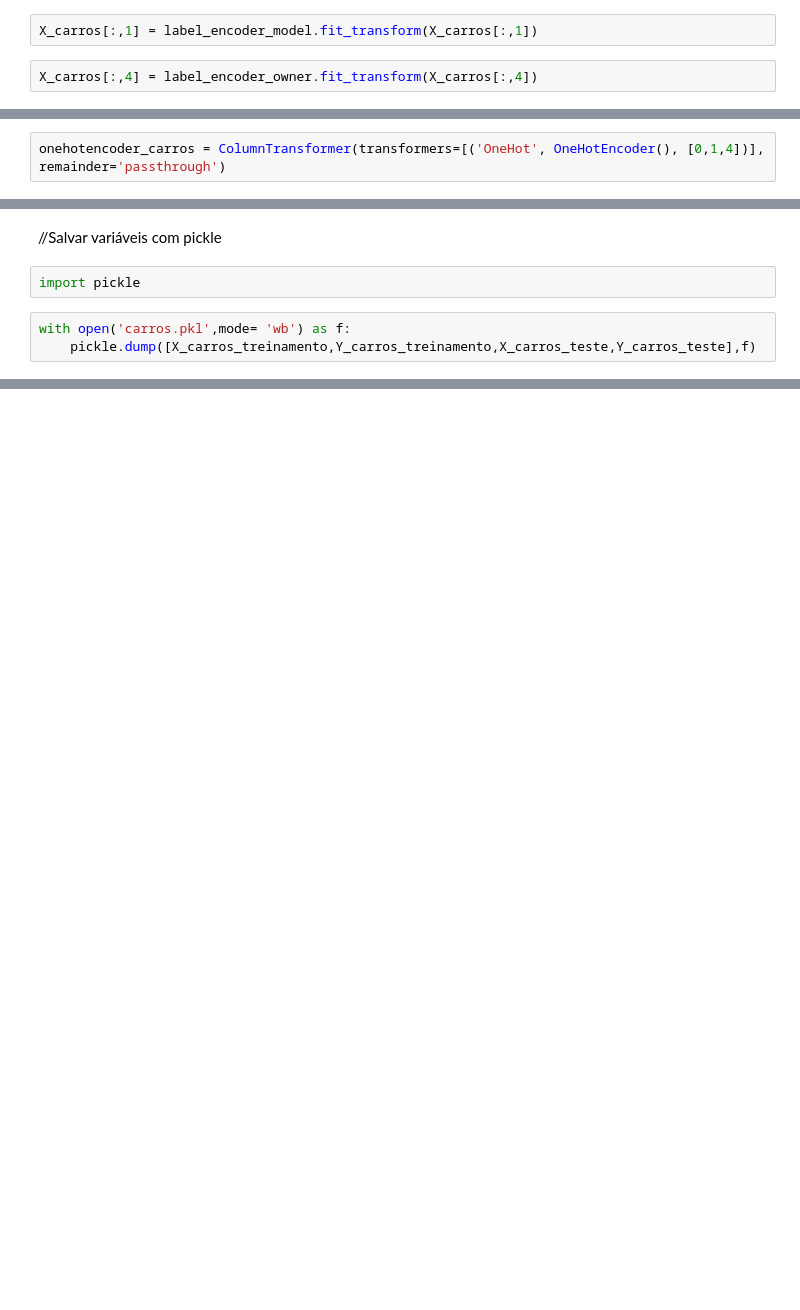
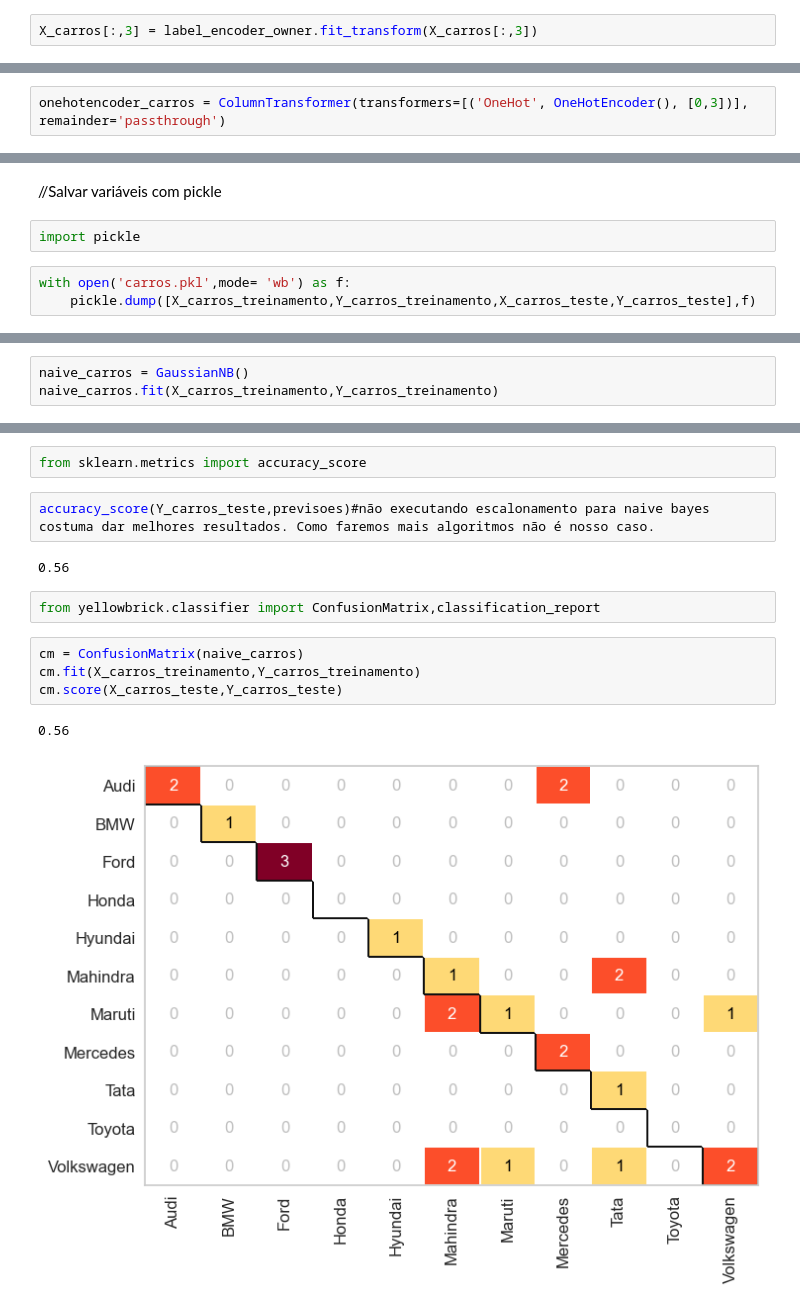
Before and after one commit to FernandoGiardini/CarSellPricePrediction, a Jupyter notebook: Prediction.ipynb, the cells around one changed output, grey strips where cells are left out. Saved outputs shown, nothing was run; the diff lists cells and outputs as text; blank space fills up the shorter version.

Commit message:
Conclusão classificação de marca com Naive Bayes.

```diff
--- a/Prediction.ipynb
+++ b/Prediction.ipynb
@@ -202,5 +207,3 @@ label_encoder_model = LabelEncoder()
 label_encoder_owner = LabelEncoder()
 # %%
-X_carros[:,1] = label_encoder_model.fit_transform(X_carros[:,1])
+X_carros[:,3] = label_encoder_owner.fit_transform(X_carros[:,3])
-# %%
-X_carros[:,4] = label_encoder_owner.fit_transform(X_carros[:,4])
@@ -230,7 +241,7 @@ Agora que todos os dados estão em formato numérico, usaremos o one hot encoder
 from sklearn.preprocessing import OneHotEncoder
 from sklearn.compose import ColumnTransformer
 # %%
-onehotencoder_carros = ColumnTransformer(transformers=[('OneHot', OneHotEncoder(), [0,1,4])], remainder='passthrough')
+onehotencoder_carros = ColumnTransformer(transformers=[('OneHot', OneHotEncoder(), [0,3])], remainder='passthrough')
 # %%
 X_carros = onehotencoder_carros.fit_transform(X_carros).toarray()
 # %%
@@ -336,0 +342,3 @@ with open('carros.pkl',mode= 'wb') as f:
+# %%
+naive_carros = GaussianNB()
+naive_carros.fit(X_carros_treinamento,Y_carros_treinamento)
@@ -336,0 +370,15 @@ with open('carros.pkl',mode= 'wb') as f:
+# %%
+from sklearn.metrics import accuracy_score
+# %%
+accuracy_score(Y_carros_teste,previsoes)#não executando escalonamento para naive bayes costuma dar melhores resultados. Como faremos mais algoritmos não é nosso caso.
+# %% [output]
+0.56
+# %%
+from yellowbrick.classifier import ConfusionMatrix,classification_report
+# %%
+cm = ConfusionMatrix(naive_carros)
+cm.fit(X_carros_treinamento,Y_carros_treinamento)
+cm.score(X_carros_teste,Y_carros_teste)
+# %% [output]
+0.56
+[figure, added]
```
Also changed, not shown: parts of 24 cells of this notebook, 3 other files.
